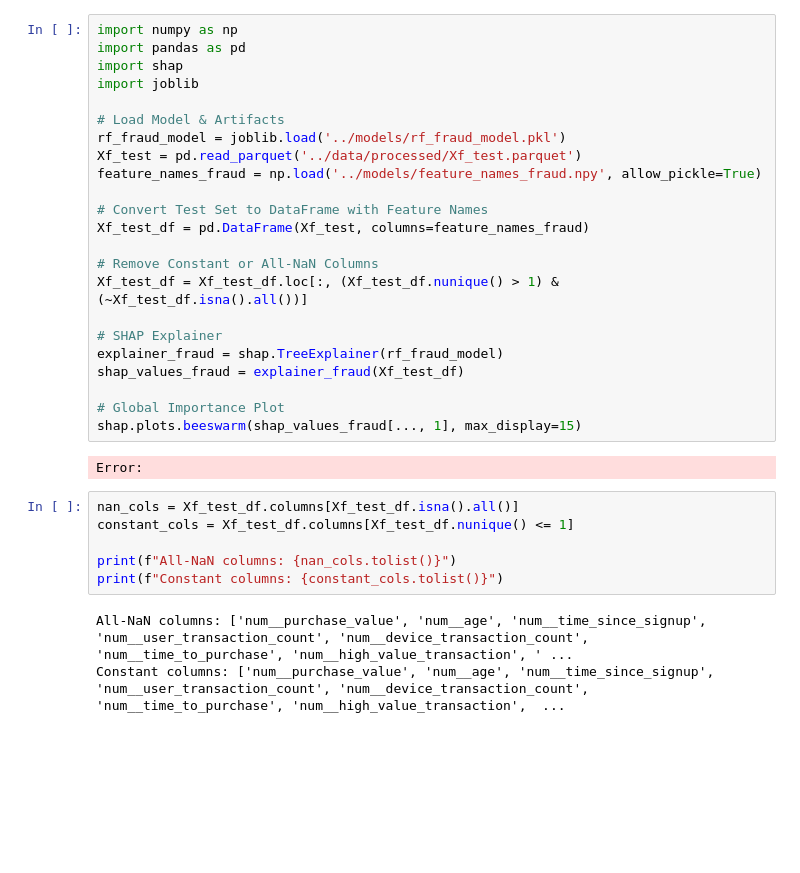
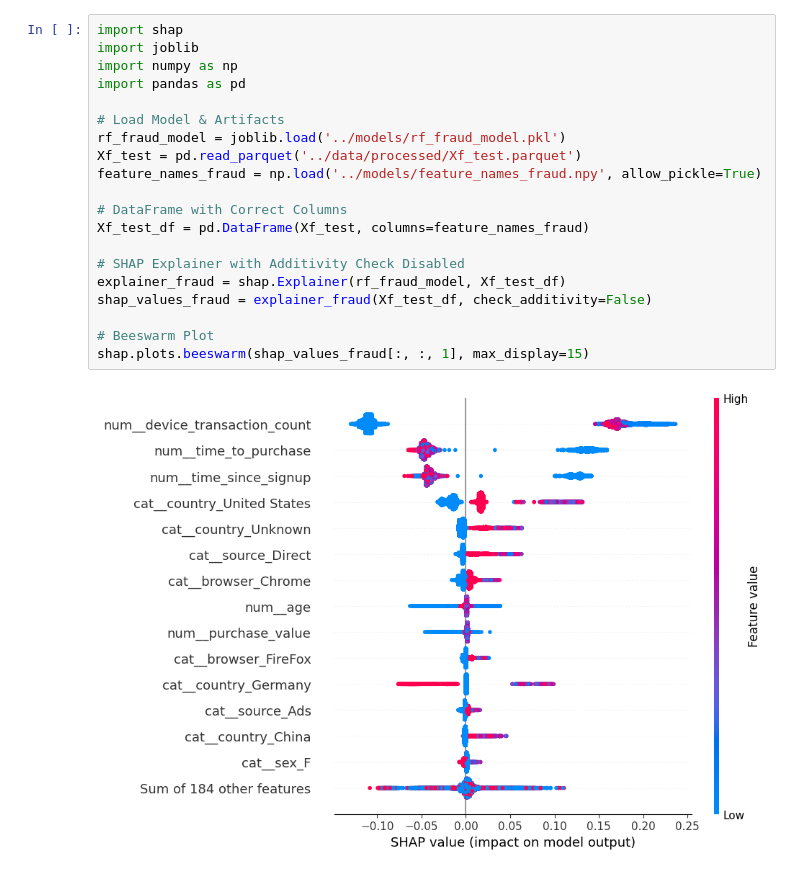
Before and after one commit to NuryeNigusMekonen/Improved-detection-of-fraud-cases-for-e-commerce-and-bank-transactions, a Jupyter notebook: notebook/shap_model_explain.ipynb, the cells around one changed output. Saved outputs shown, nothing was run; the diff lists cells and outputs as text; blank space fills up the shorter version.

Commit message:
modeling

```diff
--- a/notebook/shap_model_explain.ipynb
+++ b/notebook/shap_model_explain.ipynb
@@ -1,35 +1,23 @@
 # %%
+import shap
+import joblib
 import numpy as np
 import pandas as pd
-import shap
-import joblib
 
 # Load Model & Artifacts
 rf_fraud_model = joblib.load('../models/rf_fraud_model.pkl')
 Xf_test = pd.read_parquet('../data/processed/Xf_test.parquet')
 feature_names_fraud = np.load('../models/feature_names_fraud.npy', allow_pickle=True)
 
-# Convert Test Set to DataFrame with Feature Names
+# DataFrame with Correct Columns
 Xf_test_df = pd.DataFrame(Xf_test, columns=feature_names_fraud)
 
-# Remove Constant or All-NaN Columns
-Xf_test_df = Xf_test_df.loc[:, (Xf_test_df.nunique() > 1) & (~Xf_test_df.isna().all())]
+# SHAP Explainer with Additivity Check Disabled
+explainer_fraud = shap.Explainer(rf_fraud_model, Xf_test_df)
+shap_values_fraud = explainer_fraud(Xf_test_df, check_additivity=False)
 
-# SHAP Explainer
-explainer_fraud = shap.TreeExplainer(rf_fraud_model)
-shap_values_fraud = explainer_fraud(Xf_test_df)
-
-# Global Importance Plot
-shap.plots.beeswarm(shap_values_fraud[..., 1], max_display=15)
+# Beeswarm Plot
+shap.plots.beeswarm(shap_values_fraud[:, :, 1], max_display=15)
 # %% [output]
-Error:
+[figure, added]
-# %%
-nan_cols = Xf_test_df.columns[Xf_test_df.isna().all()]
-constant_cols = Xf_test_df.columns[Xf_test_df.nunique() <= 1]
-
-print(f"All-NaN columns: {nan_cols.tolist()}")
-print(f"Constant columns: {constant_cols.tolist()}")
-# %% [output]
-All-NaN columns: ['num__purchase_value', 'num__age', 'num__time_since_signup', 'num__user_transaction_count', 'num__device_transaction_count', 'num__time_to_purchase', 'num__high_value_transaction', ' ...
-Constant columns: ['num__purchase_value', 'num__age', 'num__time_since_signup', 'num__user_transaction_count', 'num__device_transaction_count', 'num__time_to_purchase', 'num__high_value_transaction',  ...
 # %%
```
Also changed, not shown: parts of 5 cells of this notebook, 5 other files.
